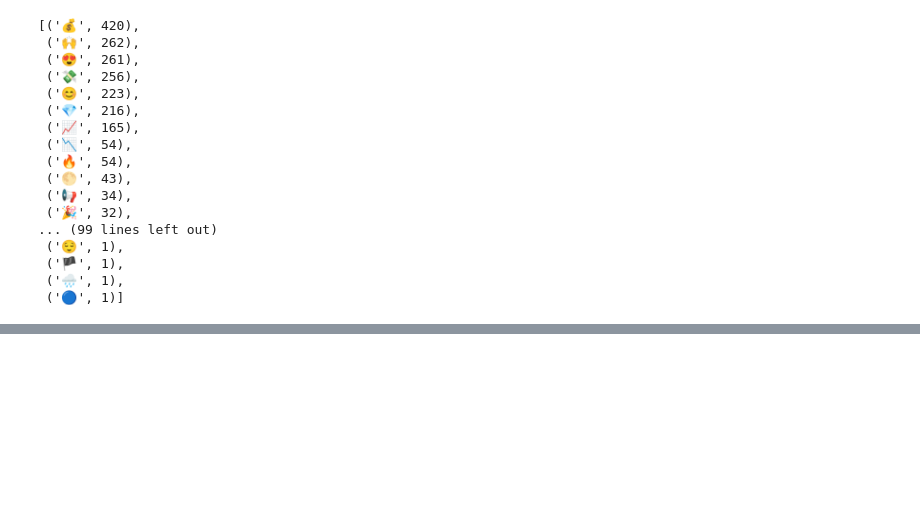
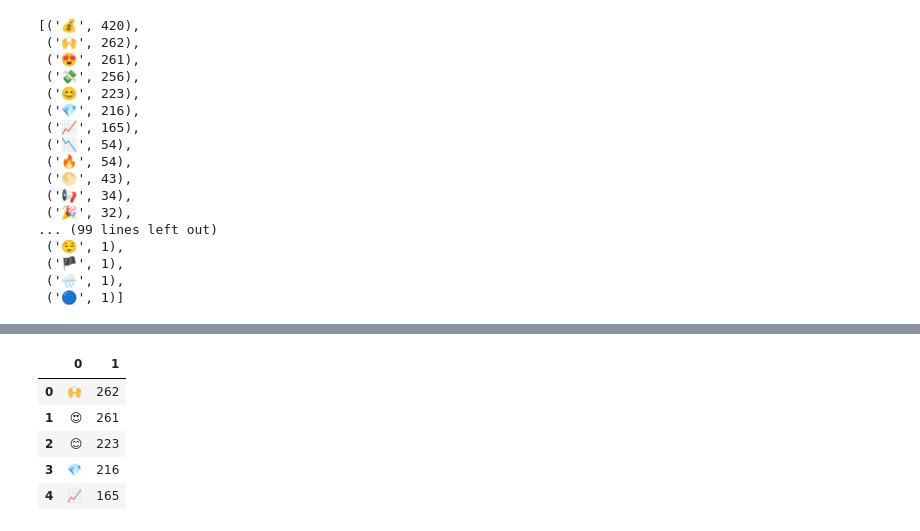
Before and after one commit to LaachH/dream_team, a Jupyter notebook: gunin files/refined.ipynb, the cells around one changed output, grey strips where cells are left out. Cells and saved outputs as stored; diff of their text form; code cells hidden in the pictures; blank space fills up the shorter version.

```diff
--- a/gunin files/refined.ipynb
+++ b/gunin files/refined.ipynb
@@ -108,14 +124,17 @@ Name: sentiment_score, dtype: float64
 # %%
 def group_emojis(counts):
     pos_lst=[]
+    neut_lst = []
     neg_lst=[]
     for emoji in counts:
         score = emoji_lookup_df.loc[emoji_lookup_df.Char == emoji[0], 'sentiment_score']
         if score.values < 0:
             neg_lst.append(emoji)
+        elif score.values > 0 and score.values < 0.3:
+            neut_lst.append(emoji)
         else:
             pos_lst.append(emoji)
-    return pos_lst[0:7], neg_lst
+    return pos_lst[0:5], neut_lst[0:5], neg_lst[0:5]
 # %%
 group_emojis(sort_count)
 # %% [output]
@@ -129,0 +144,17 @@ group_emojis(sort_count)
+# %%
+ge1 = group_emojis(sort_count)[0]
+ge2 = group_emojis(sort_count)[1]
+ge3 = group_emojis(sort_count)[2]
+
+pos_sample_df = pd.DataFrame(ge1)
+neut_sample_df = pd.DataFrame(ge2)
+neg_sample_df = pd.DataFrame(ge3)
+# %%
+pos_sample_df
+# %% [output]
+|  | 0 | 1 |
+| 0 | 🙌 | 262 |
+| 1 | 😍 | 261 |
+| 2 | 😊 | 223 |
+| 3 | 💎 | 216 |
+| 4 | 📈 | 165 |
```
Also changed, not shown: parts of 14 cells of this notebook, 2 other files.
